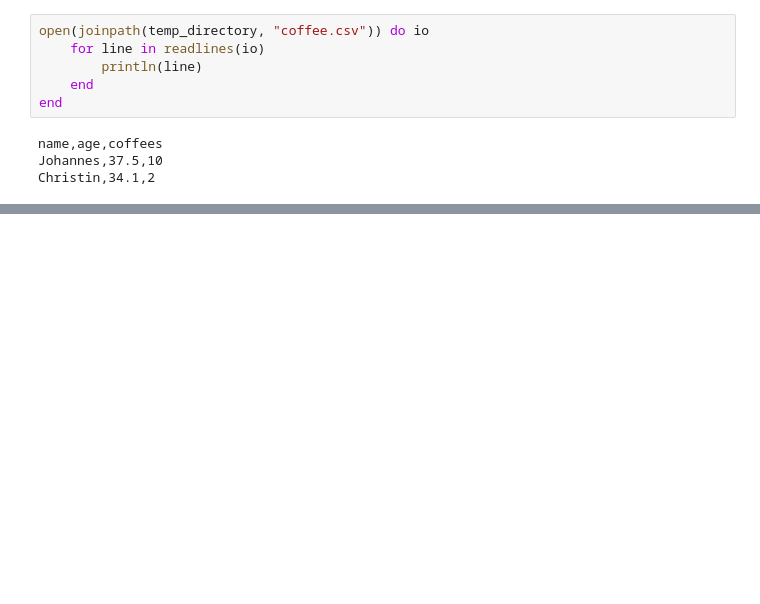
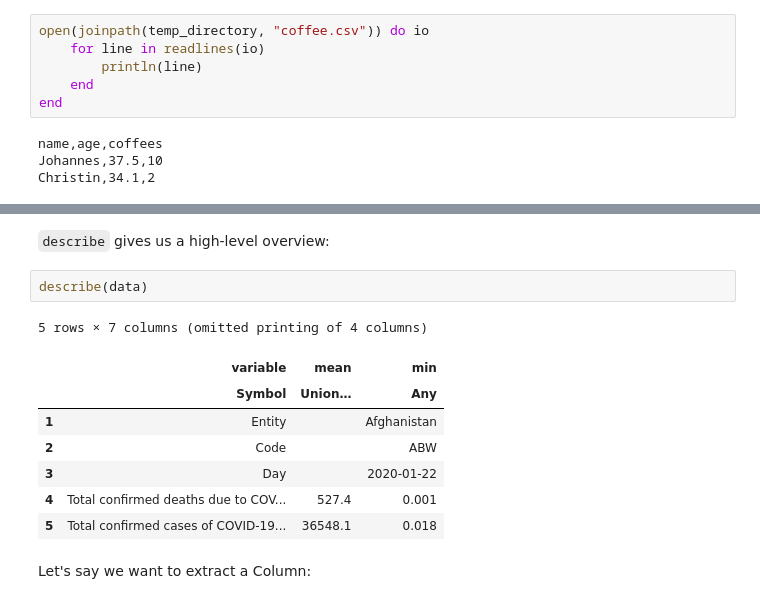
Before and after one commit to JBlaschke/HPC-Julia, a Jupyter notebook: docs/julia for data science/01_data/File_IO.ipynb, the cells around one changed output, grey strips where cells are left out. Drawn from its saved outputs; the diff is of its cells as text; blank space fills up the shorter version.

```diff
--- a/docs/julia for data science/01_data/File_IO.ipynb
+++ b/docs/julia for data science/01_data/File_IO.ipynb
@@ -154,0 +227,15 @@ CSV.File(joinpath(temp_directory, "coffee.csv")) |> DataFrame
+# %% [markdown]
+`describe` gives us a high-level overview:
+# %%
+describe(data)
+# %% [output]
+5 rows × 7 columns (omitted printing of 4 columns)
+|  | variable | mean | min |
+|  | Symbol | Union… | Any |
+| 1 | Entity |  | Afghanistan |
+| 2 | Code |  | ABW |
+| 3 | Day |  | 2020-01-22 |
+| 4 | Total confirmed deaths due to COV... | 527.4 | 0.001 |
+| 5 | Total confirmed cases of COVID-19... | 36548.1 | 0.018 |
+# %% [markdown]
+Let's say we want to extract a Column:
```
Also changed, not shown: parts of 48 cells of this notebook, 5 other files.
